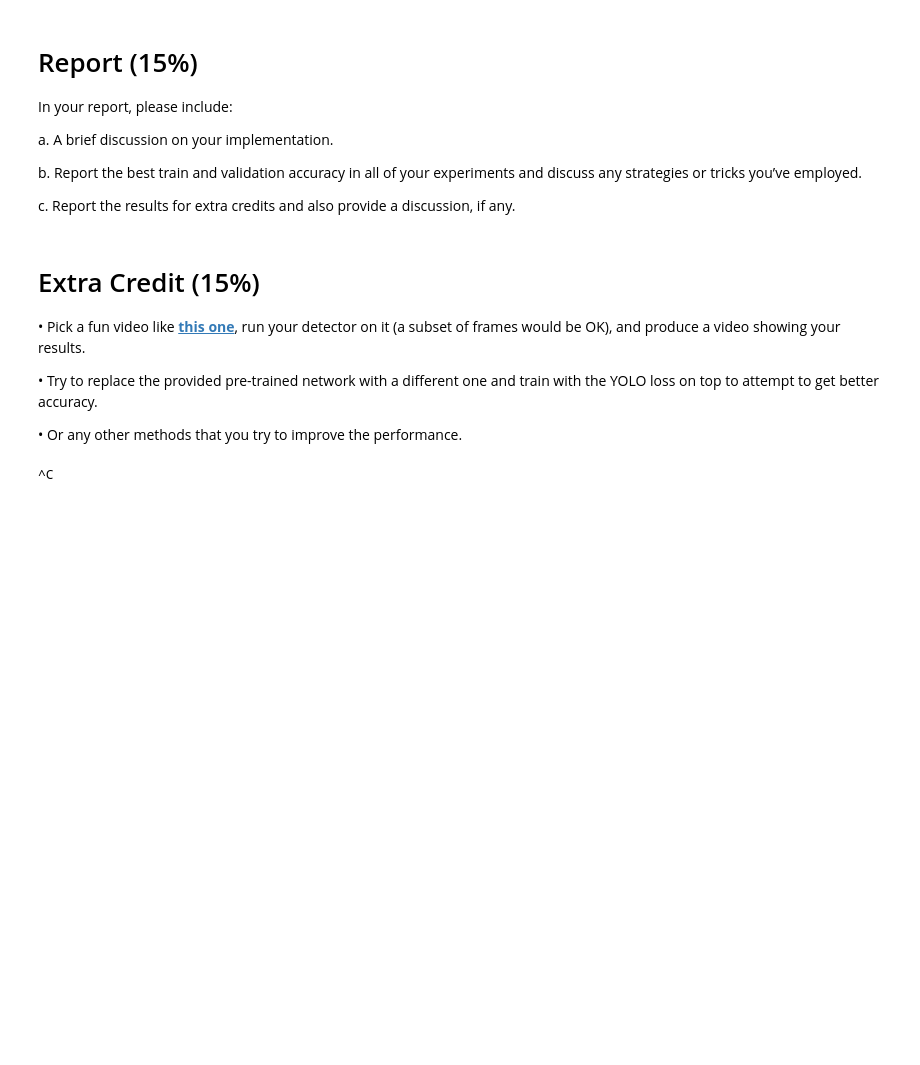
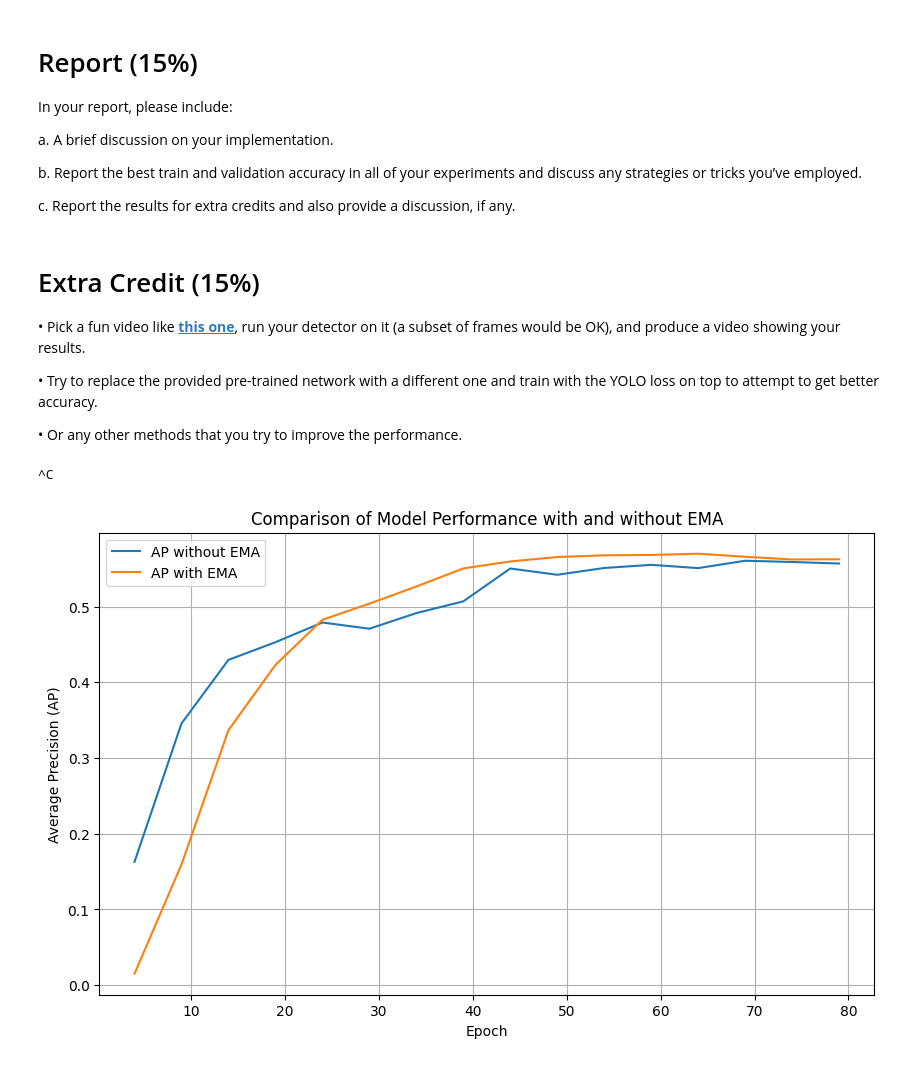
Before and after one commit to whats2000/Deep-Learning, a Jupyter notebook: PyTorch/Class/pytorch105/A5/A5.ipynb, the cells around one changed output. Cells and saved outputs as stored; diff of their text form; code cells hidden in the pictures; blank space fills up the shorter version.

```diff
--- a/PyTorch/Class/pytorch105/A5/A5.ipynb
+++ b/PyTorch/Class/pytorch105/A5/A5.ipynb
@@ -618,3 +661,27 @@ the YOLO loss on top to attempt to get better accuracy.
 # To view record use the cmd above
 # %% [output]
 ^C
+# %%
+import pandas as pd
+import matplotlib.pyplot as plt
+
+# Load the data from the uploaded files
+file_path_no_ema = 'runs/map_csv/Loss Function V1/run-.-tag-AP_val_mean.csv'
+file_path_ema = 'runs/map_csv/Loss Function V1/run-.-tag-AP_val_ema_mean.csv'
+
+# Read the CSV files
+data_no_ema = pd.read_csv(file_path_no_ema)
+data_ema = pd.read_csv(file_path_ema)
+
+# Plotting
+plt.figure(figsize=(10, 6))
+plt.plot(data_no_ema['Step'], data_no_ema['Value'], label='AP without EMA')
+plt.plot(data_ema['Step'], data_ema['Value'], label='AP with EMA')
+plt.xlabel('Epoch')
+plt.ylabel('Average Precision (AP)')
+plt.title('Comparison of Model Performance with and without EMA')
+plt.legend()
+plt.grid(True)
+plt.show()
+# %% [output]
+[figure, added]
```
Also changed, not shown: parts of 12 cells of this notebook, 7 other files.
